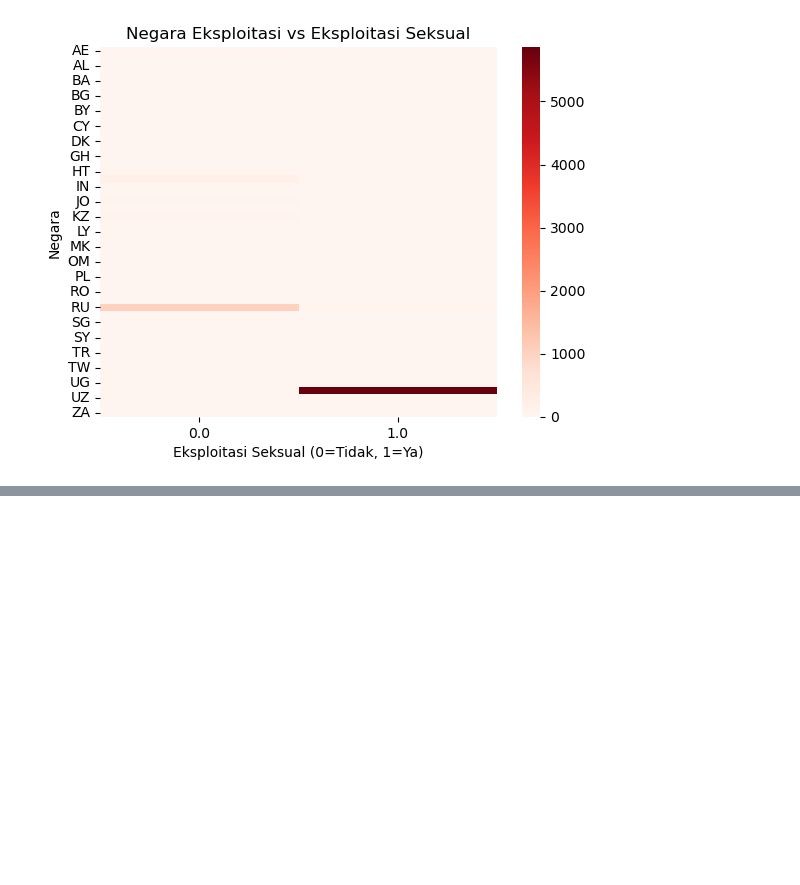
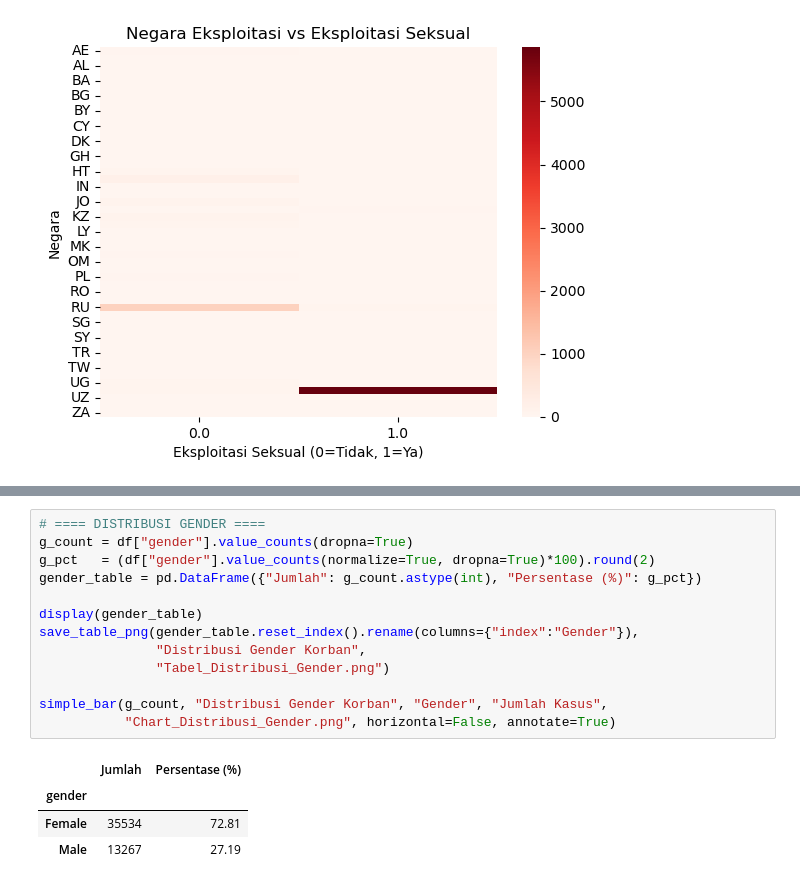
Before and after one commit to franzenn28/PI, a Jupyter notebook: analisis_perdagangan_manusia_final.ipynb, the cells around one changed output, grey strips where cells are left out. Saved outputs shown, nothing was run; the diff lists cells and outputs as text; blank space fills up the shorter version.

```diff
--- a/analisis_perdagangan_manusia_final.ipynb
+++ b/analisis_perdagangan_manusia_final.ipynb
@@ -165,0 +611,18 @@ plt.show()
+# %%
+# ==== DISTRIBUSI GENDER ====
+g_count = df["gender"].value_counts(dropna=True)
+g_pct   = (df["gender"].value_counts(normalize=True, dropna=True)*100).round(2)
+gender_table = pd.DataFrame({"Jumlah": g_count.astype(int), "Persentase (%)": g_pct})
+
+display(gender_table)
+save_table_png(gender_table.reset_index().rename(columns={"index":"Gender"}),
+               "Distribusi Gender Korban",
+               "Tabel_Distribusi_Gender.png")
+
+simple_bar(g_count, "Distribusi Gender Korban", "Gender", "Jumlah Kasus",
+           "Chart_Distribusi_Gender.png", horizontal=False, annotate=True)
+# %% [output]
+|  | Jumlah | Persentase (%) |
+| gender |  |  |
+| Female | 35534 | 72.81 |
+| Male | 13267 | 27.19 |
```
Also changed, not shown: parts of 9 cells of this notebook, 11 other files.
